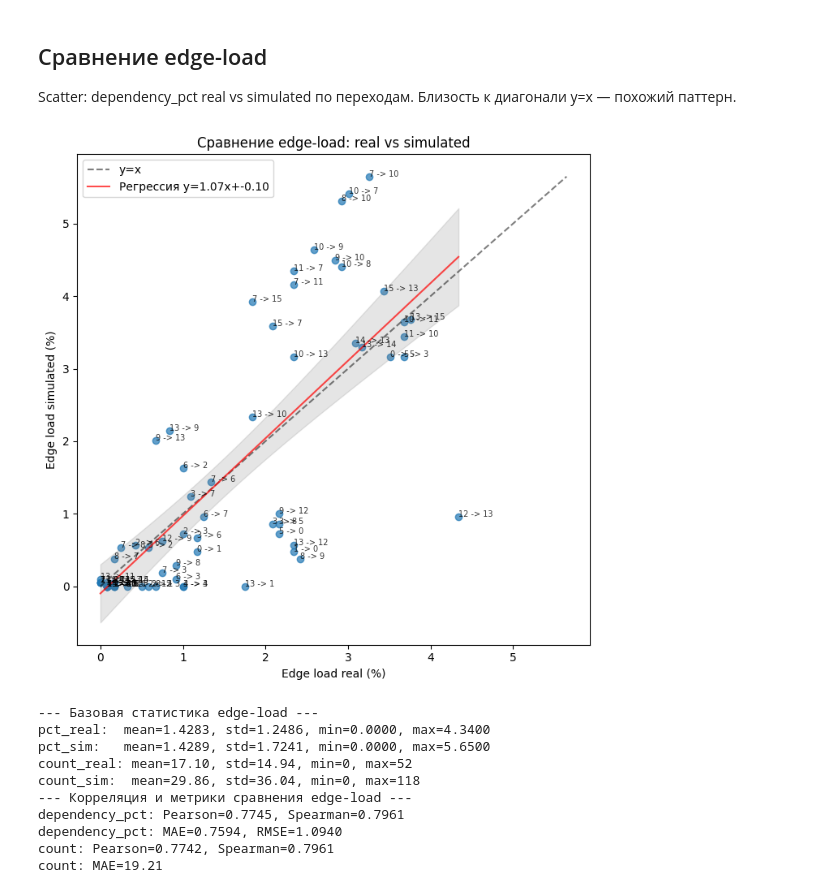
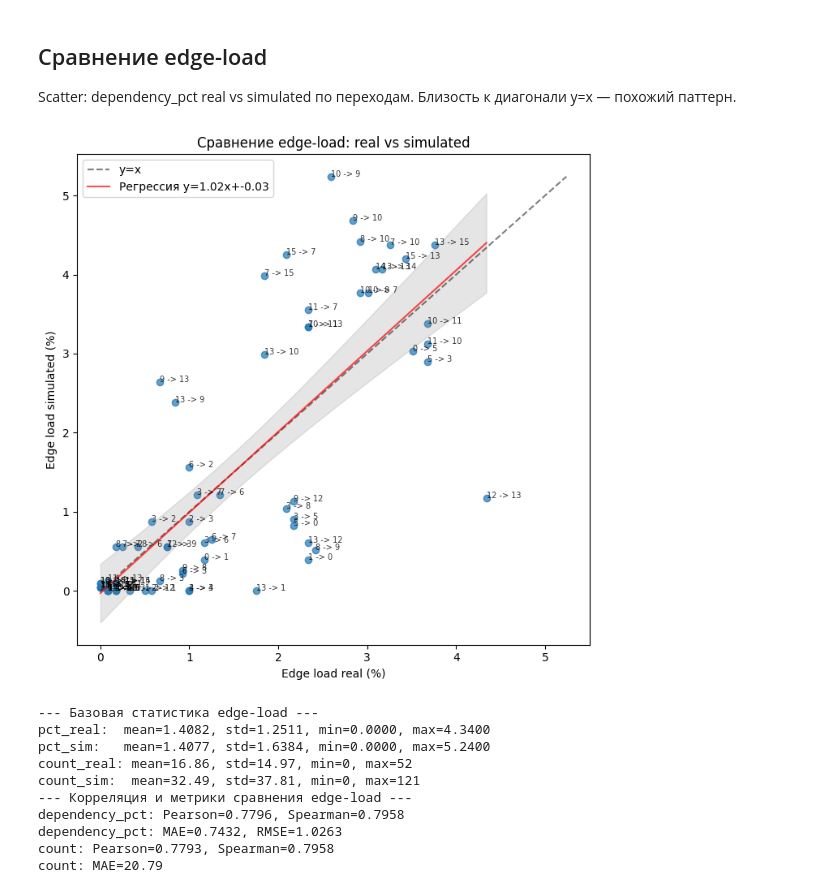
Before and after one commit to malkovajuly97-source/museum-flow-prediction, a Jupyter notebook: model_search/model_search_macro.ipynb, the cells around one changed output. Drawn from its saved outputs; the diff is of its cells as text; code cells hidden in the pictures.

```diff
--- a/model_search/model_search_macro.ipynb
+++ b/model_search/model_search_macro.ipynb
@@ -25,7 +25,8 @@ PATH_DXF = str(Path("model_search") / "Floor_0.dxf") if (Path.cwd() / "model_sea
 PATH_TRAJECTORIES_CSV = "C://Users/malko/Desktop/Diploma/Term/bird-dataset-main/bird-dataset-main/data/normalized_trajectories"
 LAYER_FLOOR_PLAN = "Floor_plan"
 LAYER_AREA = "Area"
-LAYER_SIMULATION = "Simulation"  # треки из симуляции Unity
+PATH_UNITY_DXF = str(Path("model_search") / "unity_plan_and_tracks.dxf") if (Path.cwd() / "model_search" / "unity_plan_and_tracks.dxf").exists() else "unity_plan_and_tracks.dxf"
+LAYER_UNITY_TRACKS = "TRACKS"  # треки симуляции в unity DXF
 # %%
 %pip install -q ezdxf pandas shapely matplotlib scipy
 # %% [output]
@@ -39,7 +40,7 @@ Note: you may need to restart the kernel to use updated packages.
 # %%
 import numpy as np
 import matplotlib.pyplot as plt
-from room_popularity import load_trajectories_from_csv, parse_trajectories_from_dxf
+from room_popularity import load_trajectories_from_csv, load_simulated_trajectories_from_unity_dxf
 
 def _parse_floor_plan(path_dxf, layer):
     import ezdxf
@@ -67,7 +68,7 @@ def _parse_floor_plan(path_dxf, layer):
 
 plan_segments = _parse_floor_plan(PATH_DXF, LAYER_FLOOR_PLAN)
 traj_real = load_trajectories_from_csv(PATH_TRAJECTORIES_CSV, floor_number=0)
-traj_sim = parse_trajectories_from_dxf(PATH_DXF, LAYER_SIMULATION)
+traj_sim = load_simulated_trajectories_from_unity_dxf(PATH_DXF, PATH_UNITY_DXF, layer_reference_bird="Outline", layer_tracks_unity=LAYER_UNITY_TRACKS)
 
 def plot_tracks_with_plan(trajectories, title):
     fig, ax = plt.subplots(figsize=(10, 10))
@@ -155,10 +156,10 @@ print(f"Сохранено: {out_csv}, {out_json}")
 То же для симулированных треков (слой Simulation). Сравнение с real показывает, насколько симуляция повторяет паттерн популярности зон.
 # %%
 df_sim, chain_sim, n_traj_sim = compute_room_popularity_ranking(
-    PATH_DXF, LAYER_AREA, LAYER_SIMULATION, LAYER_FLOOR_PLAN
+    PATH_DXF, LAYER_AREA, trajectories=traj_sim
 )
 if n_traj_sim == 0:
-    print("Слой Simulation пуст или отсутствует.")
+    print("Нет симулированных треков (unity DXF слой TRACKS пуст или файл отсутствует).")
 else:
     print("Room popularity (simulated), n_trajectories:", n_traj_sim)
     display(df_sim)
@@ -323,10 +324,10 @@ count: min=1, max=52, mean=18.42, median=14.00, std=14.82
 То же для симулированных треков. Паттерн переходов в симуляции должен быть похож на реальный.
 # %%
 import pandas as pd
-traj_sim = parse_trajectories_from_dxf(PATH_DXF, LAYER_SIMULATION)
+traj_sim = load_simulated_trajectories_from_unity_dxf(PATH_DXF, PATH_UNITY_DXF, layer_reference_bird="Outline", layer_tracks_unity=LAYER_UNITY_TRACKS)
 total_sim, df_trans_sim = 0, pd.DataFrame()
 if len(traj_sim) == 0:
-    print("Слой Simulation пуст или отсутствует.")
+    print("Нет симулированных треков (unity DXF слой TRACKS пуст или файл отсутствует).")
 else:
     df_trans_sim, total_sim = compute_transition_matrix(polygons_with_zone, zone_labels, traj_sim)
     print("Edge-load (simulated), total transitions:", total_sim)
@@ -378,11 +379,11 @@ Scatter: dependency_pct real vs simulated по переходам. Близос
 # %%
 # Fallback: загрузить симуляцию из DXF, если не запущена
 try:
-    from room_popularity import parse_trajectories_from_dxf, parse_zones_from_dxf, compute_transition_matrix
+    from room_popularity import load_simulated_trajectories_from_unity_dxf, parse_zones_from_dxf, compute_transition_matrix
 except ImportError:
     pass
 if "traj_sim" not in globals() or len(traj_sim) == 0:
-    traj_sim = parse_trajectories_from_dxf(PATH_DXF, LAYER_SIMULATION)
+    traj_sim = load_simulated_trajectories_from_unity_dxf(PATH_DXF, PATH_UNITY_DXF, layer_reference_bird="Outline", layer_tracks_unity=LAYER_UNITY_TRACKS)
 if "polygons_with_zone" not in globals() or "zone_labels" not in globals():
     polygons_with_zone, zone_labels = parse_zones_from_dxf(PATH_DXF, LAYER_AREA)
 if len(traj_sim) > 0 and ("df_trans_sim" not in globals() or "total_sim" not in globals()):
@@ -424,41 +425,41 @@ if len(traj_sim) > 0 and total_sim > 0:
     plt.legend()
     plt.tight_layout()
     plt.show()
     # Корреляция и метрики сравнения
     from scipy import stats
     import numpy as np
     pct_real = merge_df["pct_real"].values
     pct_sim = merge_df["pct_sim"].values
     count_real = merge_df["count_real"].values
     count_sim = merge_df["count_sim"].values
     pearson_pct, _ = stats.pearsonr(pct_real, pct_sim)
     spearman_pct, _ = stats.spearmanr(pct_real, pct_sim)
     pearson_cnt, _ = stats.pearsonr(count_real, count_sim)
     spearman_cnt, _ = stats.spearmanr(count_real, count_sim)
     mae_pct = np.mean(np.abs(pct_real - pct_sim))
     rmse_pct = np.sqrt(np.mean((pct_real - pct_sim) ** 2))
     mae_cnt = np.mean(np.abs(count_real - count_sim))
     print("--- Базовая статистика edge-load ---")
     print(f"pct_real:  mean={np.mean(pct_real):.4f}, std={np.std(pct_real):.4f}, min={np.min(pct_real):.4f}, max={np.max(pct_real):.4f}")
     print(f"pct_sim:   mean={np.mean(pct_sim):.4f}, std={np.std(pct_sim):.4f}, min={np.min(pct_sim):.4f}, max={np.max(pct_sim):.4f}")
     print(f"count_real: mean={np.mean(count_real):.2f}, std={np.std(count_real):.2f}, min={np.min(count_real):.0f}, max={np.max(count_real):.0f}")
     print(f"count_sim:  mean={np.mean(count_sim):.2f}, std={np.std(count_sim):.2f}, min={np.min(count_sim):.0f}, max={np.max(count_sim):.0f}")
     print("--- Корреляция и метрики сравнения edge-load ---")
     print(f"dependency_pct: Pearson={pearson_pct:.4f}, Spearman={spearman_pct:.4f}")
     print(f"dependency_pct: MAE={mae_pct:.4f}, RMSE={rmse_pct:.4f}")
     print(f"count: Pearson={pearson_cnt:.4f}, Spearman={spearman_cnt:.4f}")
     print(f"count: MAE={mae_cnt:.2f}")
 else:
     print("Нет симулированных треков для сравнения edge-load.")
 # %% [output]
-[figure, old version]
+[figure, new version]
 --- Базовая статистика edge-load ---
-pct_real:  mean=1.4283, std=1.2486, min=0.0000, max=4.3400
-pct_sim:   mean=1.4289, std=1.7241, min=0.0000, max=5.6500
-count_real: mean=17.10, std=14.94, min=0, max=52
-count_sim:  mean=29.86, std=36.04, min=0, max=118
+pct_real:  mean=1.4082, std=1.2511, min=0.0000, max=4.3400
+pct_sim:   mean=1.4077, std=1.6384, min=0.0000, max=5.2400
+count_real: mean=16.86, std=14.97, min=0, max=52
+count_sim:  mean=32.49, std=37.81, min=0, max=121
 --- Корреляция и метрики сравнения edge-load ---
-dependency_pct: Pearson=0.7745, Spearman=0.7961
-dependency_pct: MAE=0.7594, RMSE=1.0940
-count: Pearson=0.7742, Spearman=0.7961
-count: MAE=19.21
+dependency_pct: Pearson=0.7796, Spearman=0.7958
+dependency_pct: MAE=0.7432, RMSE=1.0263
+count: Pearson=0.7793, Spearman=0.7958
+count: MAE=20.79
```
Also changed, not shown: parts of 4 cells of this notebook, 5 other files.
